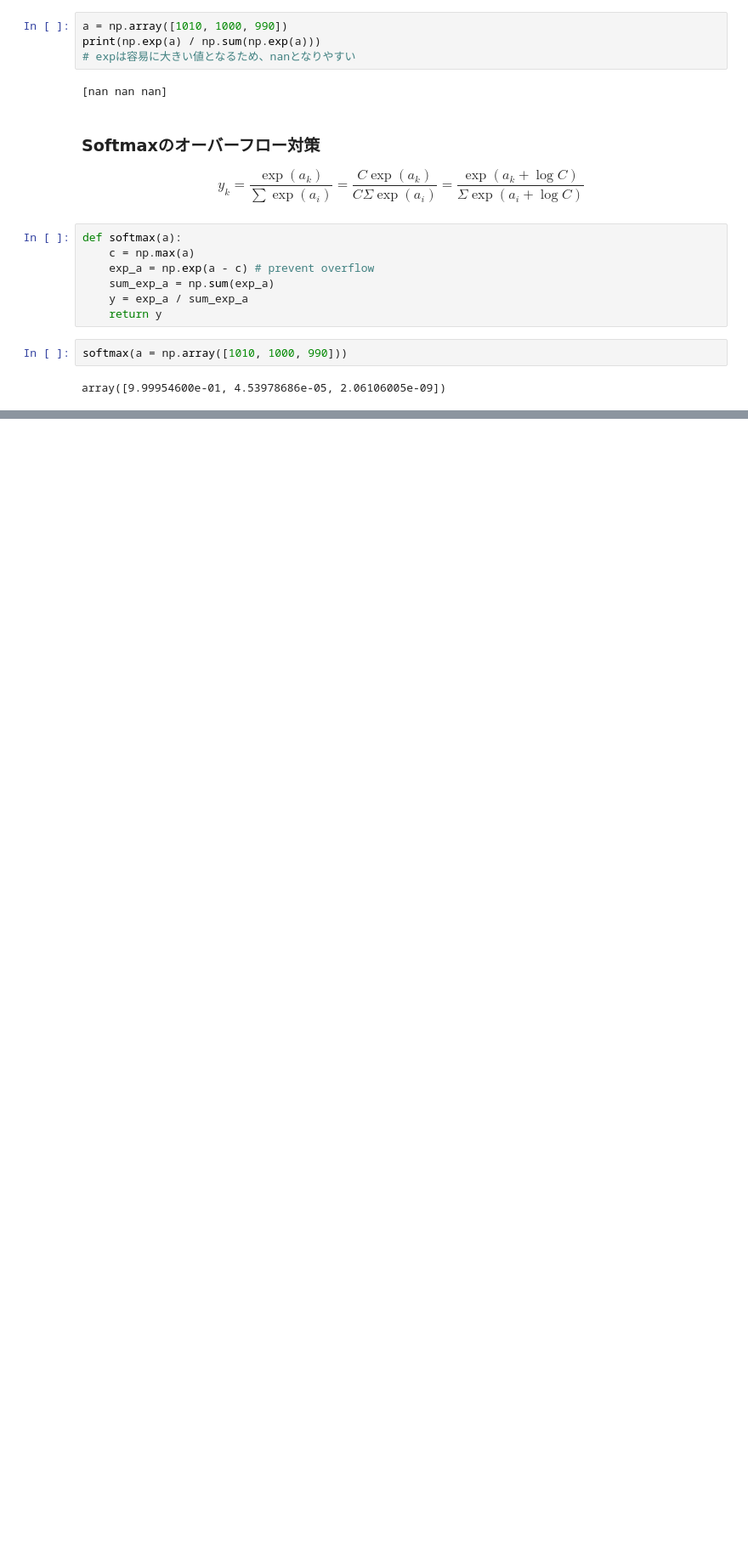
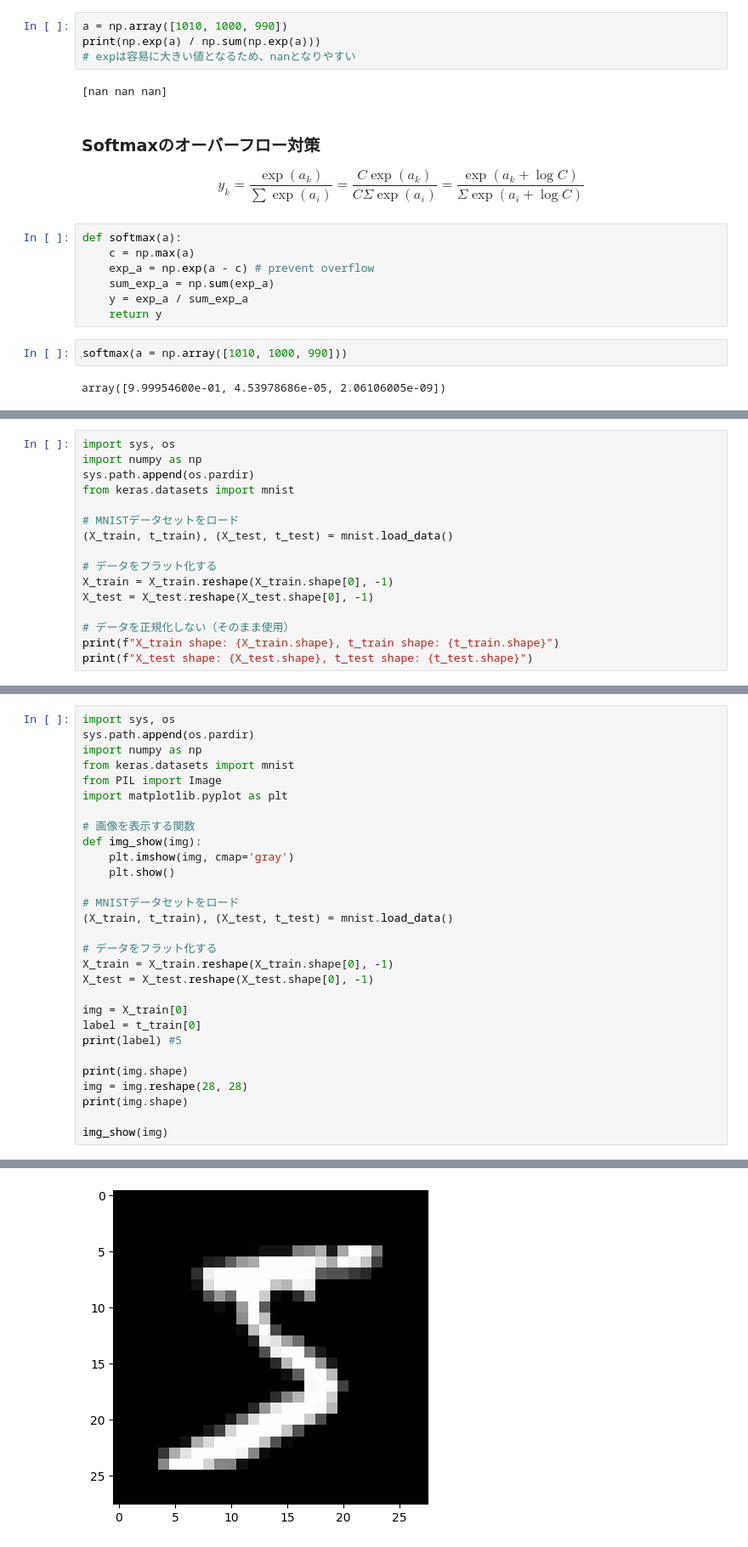
Before and after one commit to Ssurf777/DL_from_scratch, a Jupyter notebook: Deep_Learning_from_scratch.ipynb, the cells around one changed output, grey strips where cells are left out. Shown: that part at 85% size. Drawn from its saved outputs; the diff is of its cells as text; blank space fills up the shorter version.

```diff
--- a/Deep_Learning_from_scratch.ipynb
+++ b/Deep_Learning_from_scratch.ipynb
@@ -288,0 +299,16 @@ array([9.99954600e-01, 4.53978686e-05, 2.06106005e-09])
+# %%
+import sys, os
+import numpy as np
+sys.path.append(os.pardir)
+from keras.datasets import mnist
+
+# MNISTデータセットをロード
+(X_train, t_train), (X_test, t_test) = mnist.load_data()
+
+# データをフラット化する
+X_train = X_train.reshape(X_train.shape[0], -1)
+X_test = X_test.reshape(X_test.shape[0], -1)
+
+# データを正規化しない（そのまま使用）
+print(f"X_train shape: {X_train.shape}, t_train shape: {t_train.shape}")
+print(f"X_test shape: {X_test.shape}, t_test shape: {t_test.shape}")
@@ -288,0 +338,30 @@ array([9.99954600e-01, 4.53978686e-05, 2.06106005e-09])
+# %%
+import sys, os
+sys.path.append(os.pardir)
+import numpy as np
+from keras.datasets import mnist
+from PIL import Image
+import matplotlib.pyplot as plt
+
+# 画像を表示する関数
+def img_show(img):
+    plt.imshow(img, cmap='gray')
+    plt.show()
+
+# MNISTデータセットをロード
+(X_train, t_train), (X_test, t_test) = mnist.load_data()
+
+# データをフラット化する
+X_train = X_train.reshape(X_train.shape[0], -1)
+X_test = X_test.reshape(X_test.shape[0], -1)
+
+img = X_train[0]
+label = t_train[0]
+print(label) #5
+
+print(img.shape)
+img = img.reshape(28, 28)
+print(img.shape)
+
+img_show(img)
+# %% [output]
@@ -288,0 +371 @@ array([9.99954600e-01, 4.53978686e-05, 2.06106005e-09])
+[figure, added]
```
Also changed, not shown: parts of 18 cells of this notebook.
